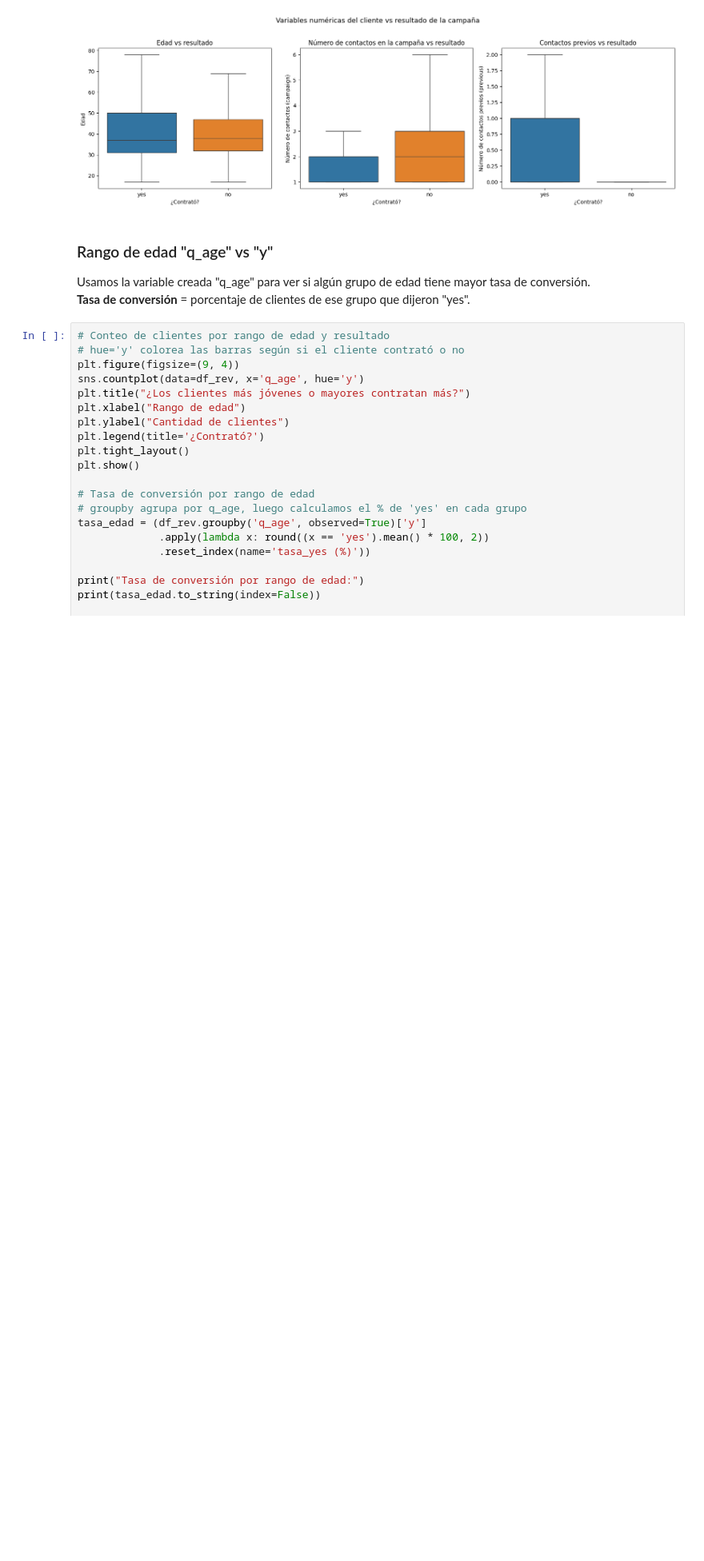
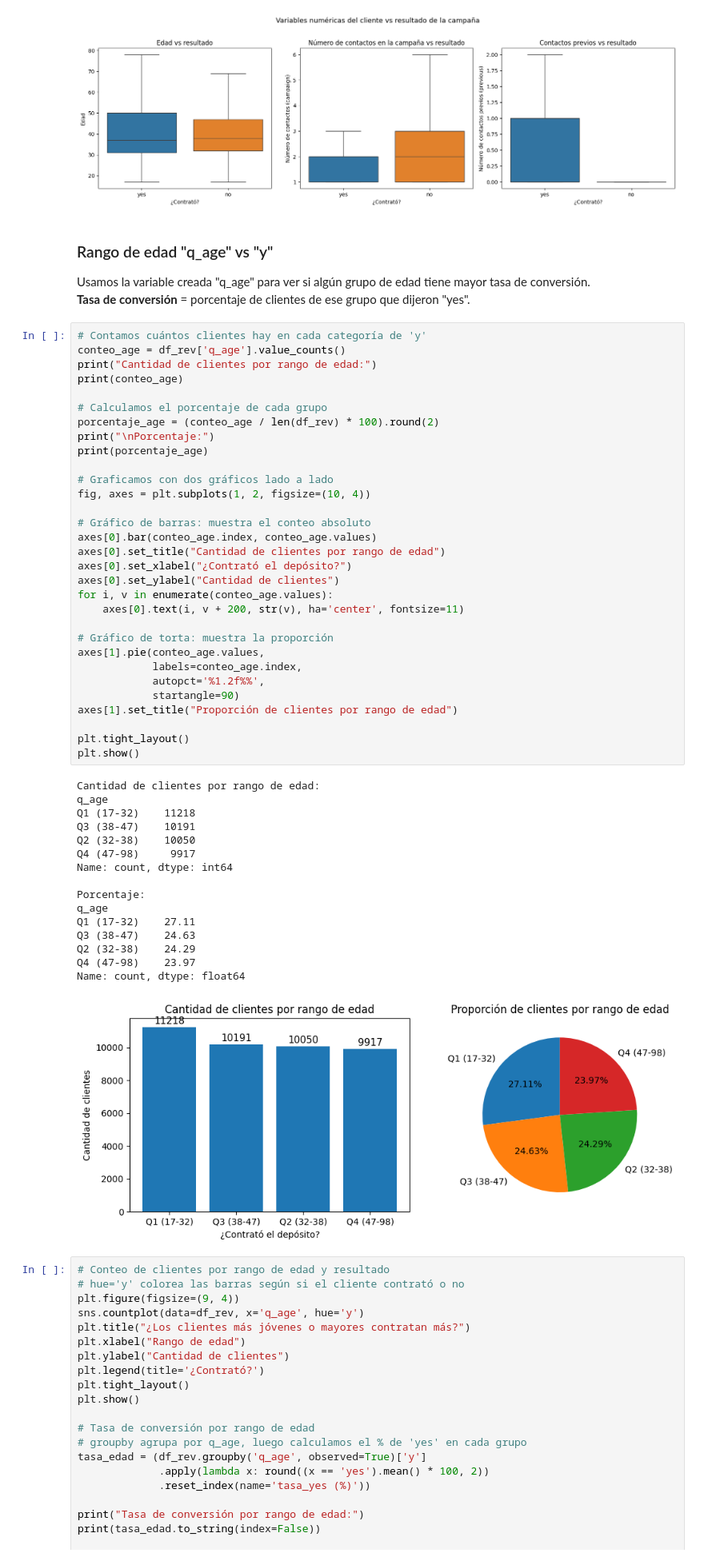
Before and after one commit to juanpabloluceroC/proyecto_campana_marketing, a Jupyter notebook: marketing_santander.ipynb, the cells around one changed output. Shown at 80% size. Saved outputs shown, nothing was run; the diff lists cells and outputs as text; blank space fills up the shorter version.

```diff
--- a/marketing_santander.ipynb
+++ b/marketing_santander.ipynb
@@ -779,6 +793,54 @@ plt.show()
 
 Usamos la variable creada "q_age" para ver si algún grupo de edad tiene mayor tasa de conversión.
 **Tasa de conversión** = porcentaje de clientes de ese grupo que dijeron "yes".
+# %%
+# Contamos cuántos clientes hay en cada categoría de 'y'
+conteo_age = df_rev['q_age'].value_counts()
+print("Cantidad de clientes por rango de edad:")
+print(conteo_age)
+
+# Calculamos el porcentaje de cada grupo
+porcentaje_age = (conteo_age / len(df_rev) * 100).round(2)
+print("\nPorcentaje:")
+print(porcentaje_age)
+
+# Graficamos con dos gráficos lado a lado
+fig, axes = plt.subplots(1, 2, figsize=(10, 4))
+
+# Gráfico de barras: muestra el conteo absoluto
+axes[0].bar(conteo_age.index, conteo_age.values)
+axes[0].set_title("Cantidad de clientes por rango de edad")
+axes[0].set_xlabel("¿Contrató el depósito?")
+axes[0].set_ylabel("Cantidad de clientes")
+for i, v in enumerate(conteo_age.values):
+    axes[0].text(i, v + 200, str(v), ha='center', fontsize=11)
+
+# Gráfico de torta: muestra la proporción
+axes[1].pie(conteo_age.values,
+            labels=conteo_age.index,
+            autopct='%1.2f%%',
+            startangle=90)
+axes[1].set_title("Proporción de clientes por rango de edad")
+
+plt.tight_layout()
+plt.show()
+# %% [output]
+Cantidad de clientes por rango de edad:
+q_age
+Q1 (17-32)    11218
+Q3 (38-47)    10191
+Q2 (32-38)    10050
+Q4 (47-98)     9917
+Name: count, dtype: int64
+
+Porcentaje:
+q_age
+Q1 (17-32)    27.11
+Q3 (38-47)    24.63
+Q2 (32-38)    24.29
+Q4 (47-98)    23.97
+Name: count, dtype: float64
+[figure, added]
 # %%
 # Conteo de clientes por rango de edad y resultado
 # hue='y' colorea las barras según si el cliente contrató o no
```
Also changed, not shown: parts of 26 cells of this notebook.
